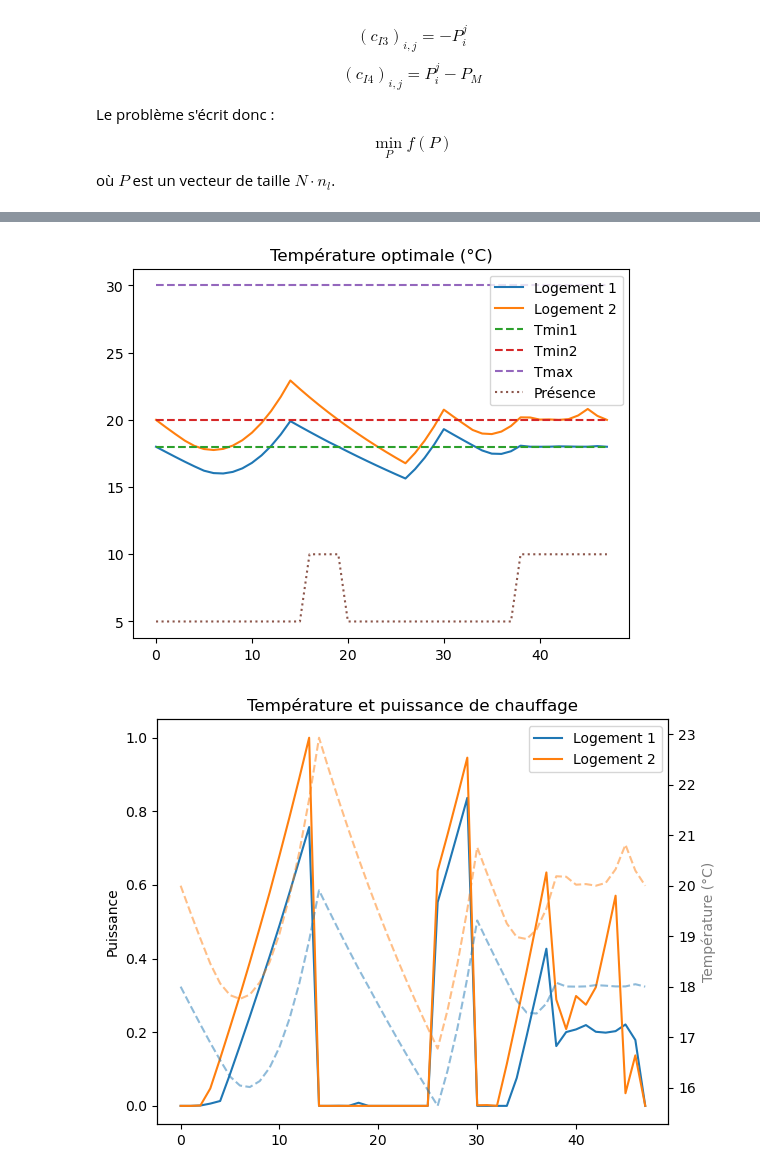
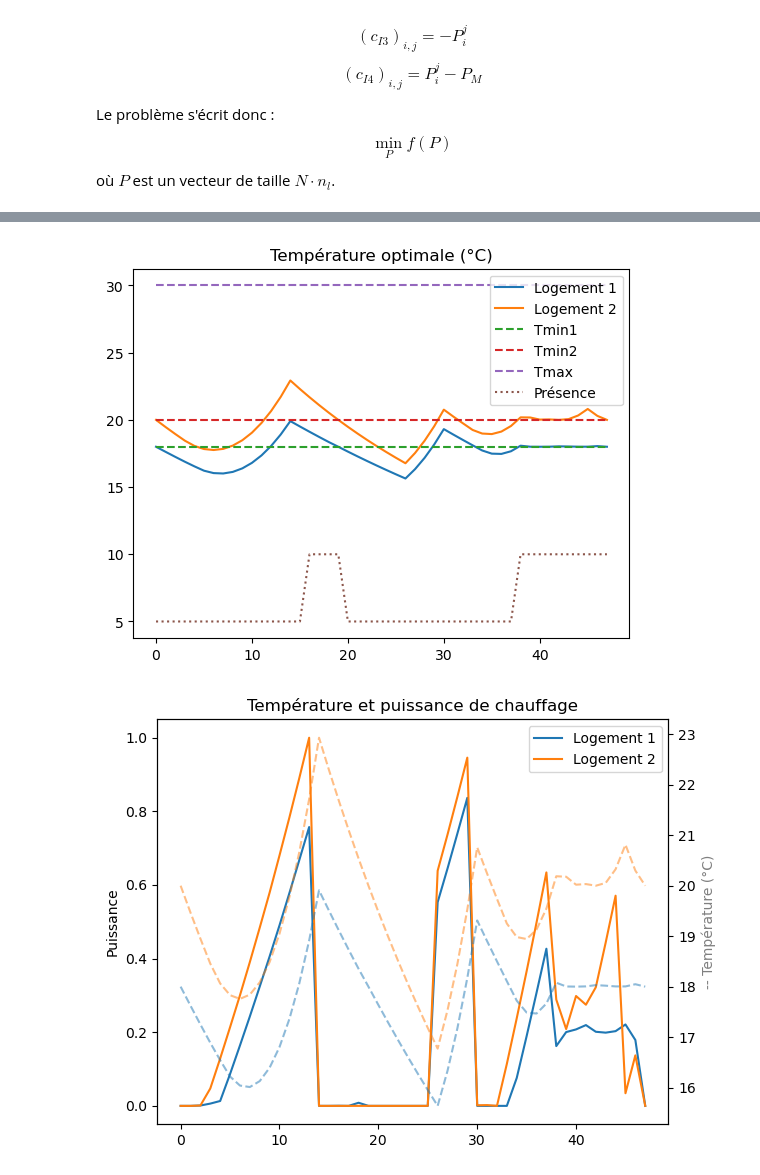
Before and after one commit to donatiendelachesnais/Projet_gr1, a Jupyter notebook: Projet_optim.ipynb, the cells around one changed output, grey strips where cells are left out. Saved outputs shown, nothing was run; the diff lists cells and outputs as text; code cells hidden in the pictures.

```diff
--- a/Projet_optim.ipynb
+++ b/Projet_optim.ipynb
@@ -236,34 +236,34 @@ ax2.set_ylim(0.9,1.8)
 ax2.set_ylabel('Coût (€)', color='r', alpha=0.5)
 plt.title('Puissance de chauffage normalisée et coût')
 plt.tight_layout()
 plt.show()
 
 plt.figure(2)
 plt.plot(Temp(res.x)[::n_l])
 plt.plot(Temp(res.x)[1::n_l])
 plt.plot([Tm1]*n, linestyle='--')
 plt.plot([Tm2]*n, linestyle='--')
 plt.plot([TM]*n, linestyle='--')
 plt.plot((presence[::n_l]+1)*5, linestyle=':')
 plt.title('Température optimale (°C)')
 plt.legend(['Logement 1', 'Logement 2', 'Tmin1', 'Tmin2', 'Tmax', 'Présence'])
 plt.show()
 
 fig, ax1 = plt.subplots()
 ax2 = plt.twinx()
 ax1.plot(PuissanceNormalisée[::n_l])
 ax1.plot(PuissanceNormalisée[1::n_l])
 ax1.legend(['Logement 1', 'Logement 2'])
 ax1.set_ylabel('Puissance')
 ax2.plot(Temp(res.x)[::n_l], alpha=0.5, linestyle='--')
 ax2.plot(Temp(res.x)[1::n_l], alpha=0.5, linestyle='--')
-ax2.set_ylabel('Température (°C)', alpha=0.5)
+ax2.set_ylabel('-- Température (°C)', alpha=0.5)
 plt.title('Température et puissance de chauffage')
 plt.tight_layout()
 plt.show()
 # %% [output]
 [figure]
 [figure]
-[figure, old version]
+[figure, new version]
 # %% [markdown]
 11. (a) Pour notre problème, l'algorithme de décomposition/coordination s'écrit comme suit :
```
Also changed, not shown: parts of 1 cell of this notebook.
